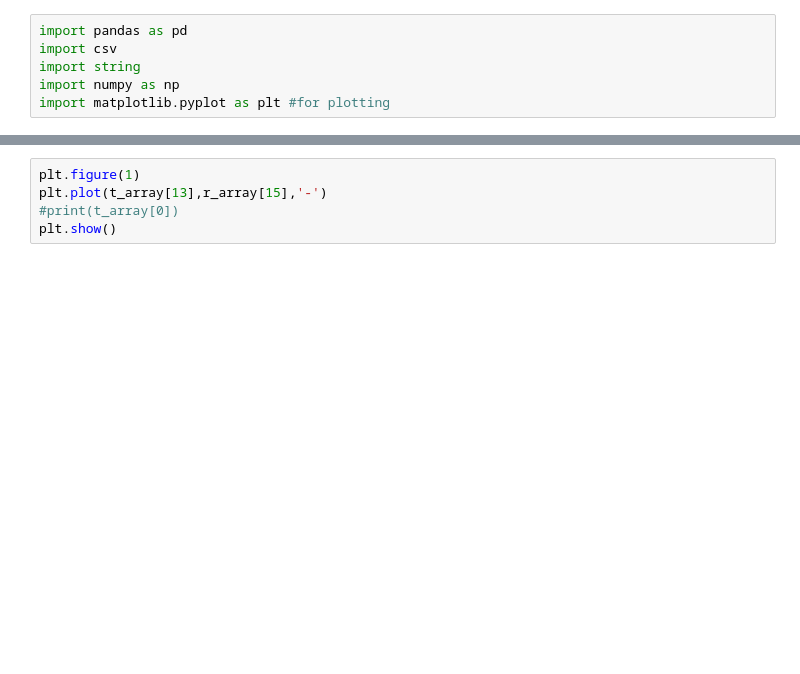
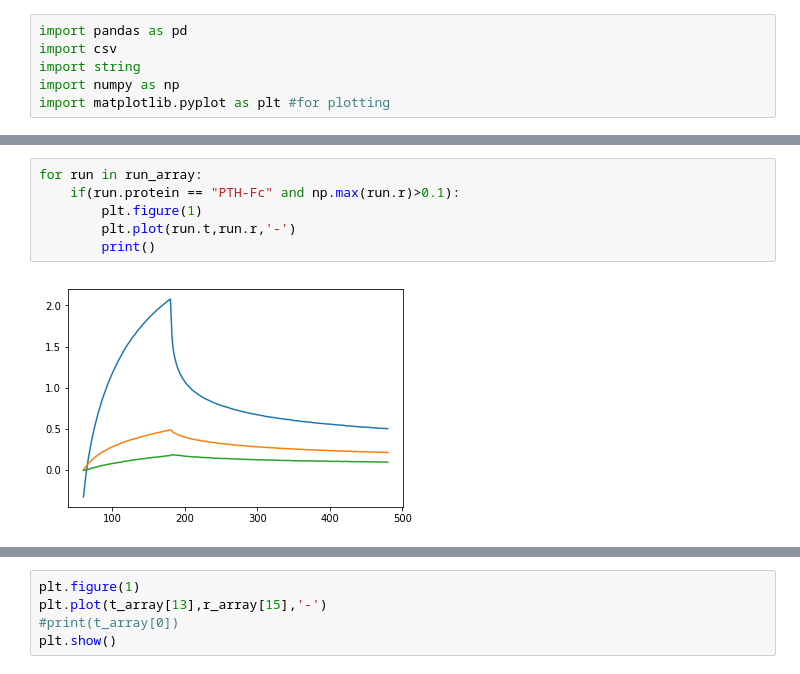
Before and after one commit to DexterAntonio/pthBLI, a Jupyter notebook: processingData.ipynb, the cells around one changed output, grey strips where cells are left out. Cells and saved outputs as stored; diff of their text form; blank space fills up the shorter version.

```diff
--- a/processingData.ipynb
+++ b/processingData.ipynb
@@ -42,0 +65,8 @@ plt.plot(t_array[10],r_array[10],'-')
+# %%
+for run in run_array:
+    if(run.protein == "PTH-Fc" and np.max(run.r)>0.1):
+        plt.figure(1)
+        plt.plot(run.t,run.r,'-')
+        print()
+# %% [output]
+[figure, added]
```
Also changed, not shown: parts of 3 cells of this notebook.
